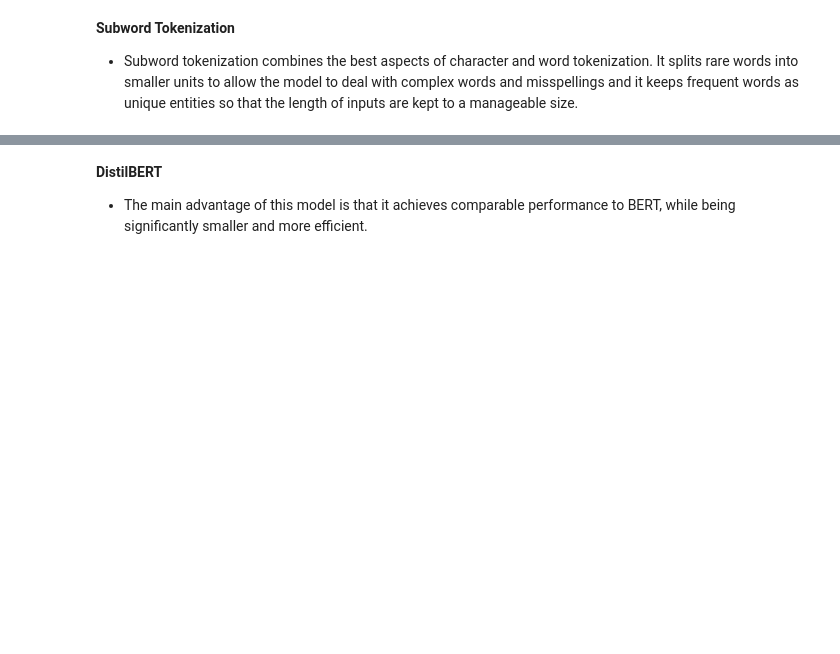
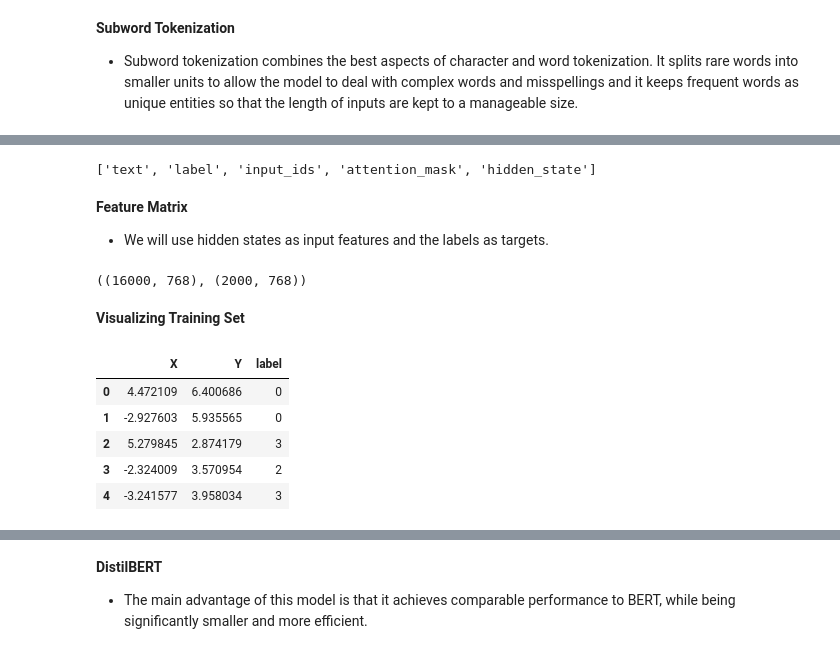
Before and after one commit to ThinamXx/Transformers_NLP, a Jupyter notebook: 02. NLP with Transformers/02. Text Classification/Text Classification.ipynb, the cells around one changed output, grey strips where cells are left out. Saved outputs shown, nothing was run; the diff lists cells and outputs as text; code cells hidden in the pictures; blank space fills up the shorter version.

```diff
--- a/02. NLP with Transformers/02. Text Classification/Text Classification.ipynb
+++ b/02. NLP with Transformers/02. Text Classification/Text Classification.ipynb
@@ -206,0 +268,6 @@ distilbert_tokenizer = DistilBertTokenizer.from_pretrained(model_ckpt)      # In
+# %%
+#@ IMPLEMENTATION OF MODEL: EXAMPLE:
+inputs = {k:v.to(device) for k,v in inputs.items()}             # Initializing gpu tensors.
+with torch.no_grad():
+    outputs = model(**inputs)                                   # Implementation of model.
+print(outputs)                                                  # Inspection.
@@ -206,0 +298,35 @@ distilbert_tokenizer = DistilBertTokenizer.from_pretrained(model_ckpt)      # In
+# %%
+#@ EXTRACTING HIDDEN STATES FOR WHOLE DATASET:
+emotions_encoded.set_format("torch", columns=["input_ids", "attention_mask", "label"])  # Initializing tensors format.
+emotions_hidden = emotions_encoded.map(extract_hidden_states, batched=True)             # Extracting hidden states.
+emotions_hidden["train"].column_names                                                   # Inspection.
+# %% [output]
+['text', 'label', 'input_ids', 'attention_mask', 'hidden_state']
+# %% [markdown]
+**Feature Matrix**
+- We will use hidden states as input features and the labels as targets.
+# %%
+#@ CREATING FEATURE MATRIX:
+X_train = np.array(emotions_hidden["train"]["hidden_state"])            # Initializing training arrays.
+X_valid = np.array(emotions_hidden["validation"]["hidden_state"])       # Initializing validation arrays.
+y_train = np.array(emotions_hidden["train"]["label"])                   # Initializing training arrays.
+y_valid = np.array(emotions_hidden["validation"]["label"])              # Initializing validation arrays.
+X_train.shape, X_valid.shape                                            # Inspecting shape.
+# %% [output]
+((16000, 768), (2000, 768))
+# %% [markdown]
+**Visualizing Training Set**
+# %%
+#@ VISUALIZING TRAINING SET: PREPROCESSING:
+X_scaled = MinMaxScaler().fit_transform(X_train)                        # Scaling training arrays.
+mapper = UMAP(n_components=2, metric="cosine").fit(X_scaled)            # Fitting UMAP.
+df_emb = pd.DataFrame(mapper.embedding_, columns=["X", "Y"])            # Creating a dataframe.
+df_emb["label"] = y_train                                               # Initialization.
+df_emb.head()                                                           # Inspection.
+# %% [output]
+|  | X | Y | label |
+| 0 | 4.472109 | 6.400686 | 0 |
+| 1 | -2.927603 | 5.935565 | 0 |
+| 2 | 5.279845 | 2.874179 | 3 |
+| 3 | -2.324009 | 3.570954 | 2 |
+| 4 | -3.241577 | 3.958034 | 3 |
```
Also changed, not shown: parts of 14 cells of this notebook.
